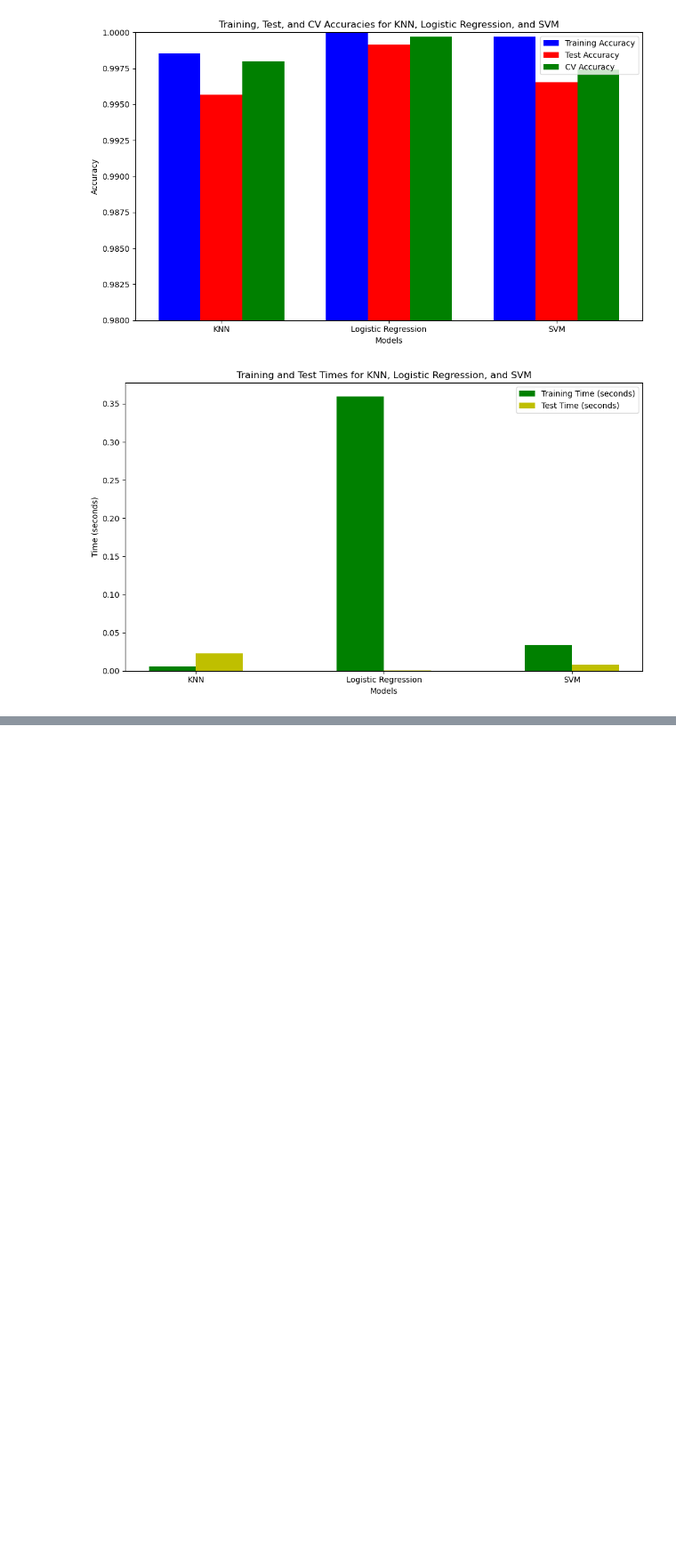
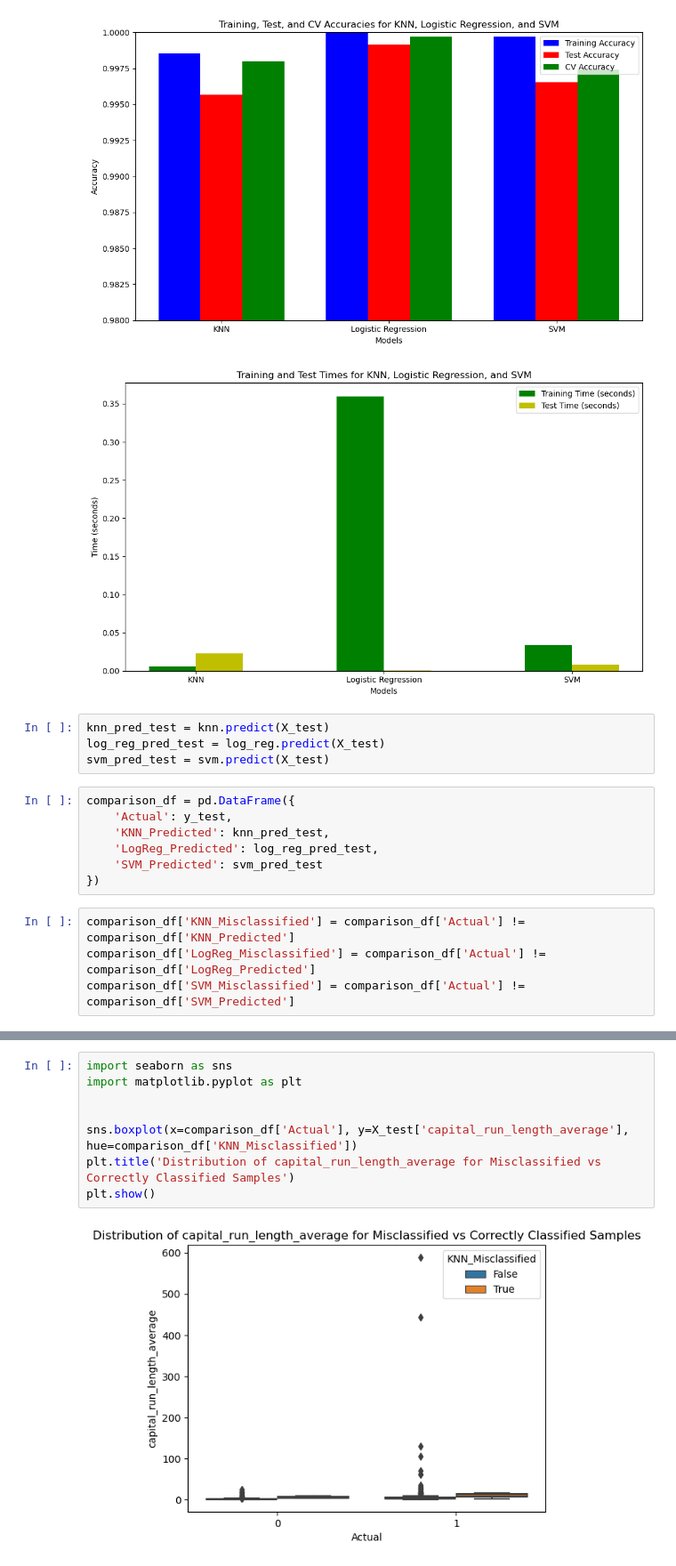
Before and after one commit to mencinas93/Spam_email, a Jupyter notebook: Homework_2_Code.ipynb, the cells around one changed output, grey strips where cells are left out. Shown: that part at 89% size. Cells and saved outputs as stored; diff of their text form; blank space fills up the shorter version.

```diff
--- a/Homework_2_Code.ipynb
+++ b/Homework_2_Code.ipynb
@@ -746,3 +746,18 @@ plt.show()
 # %% [output]
 [figure]
 [figure]
+# %%
+knn_pred_test = knn.predict(X_test)
+log_reg_pred_test = log_reg.predict(X_test)
+svm_pred_test = svm.predict(X_test)
+# %%
+comparison_df = pd.DataFrame({
+    'Actual': y_test,
+    'KNN_Predicted': knn_pred_test,
+    'LogReg_Predicted': log_reg_pred_test,
+    'SVM_Predicted': svm_pred_test
+})
+# %%
+comparison_df['KNN_Misclassified'] = comparison_df['Actual'] != comparison_df['KNN_Predicted']
+comparison_df['LogReg_Misclassified'] = comparison_df['Actual'] != comparison_df['LogReg_Predicted']
+comparison_df['SVM_Misclassified'] = comparison_df['Actual'] != comparison_df['SVM_Predicted']
@@ -748,0 +853,10 @@ plt.show()
+# %%
+import seaborn as sns
+import matplotlib.pyplot as plt
+
+
+sns.boxplot(x=comparison_df['Actual'], y=X_test['capital_run_length_average'], hue=comparison_df['KNN_Misclassified'])
+plt.title('Distribution of capital_run_length_average for Misclassified vs Correctly Classified Samples')
+plt.show()
+# %% [output]
+[figure, added]
```
Also changed, not shown: parts of 4 cells of this notebook.
